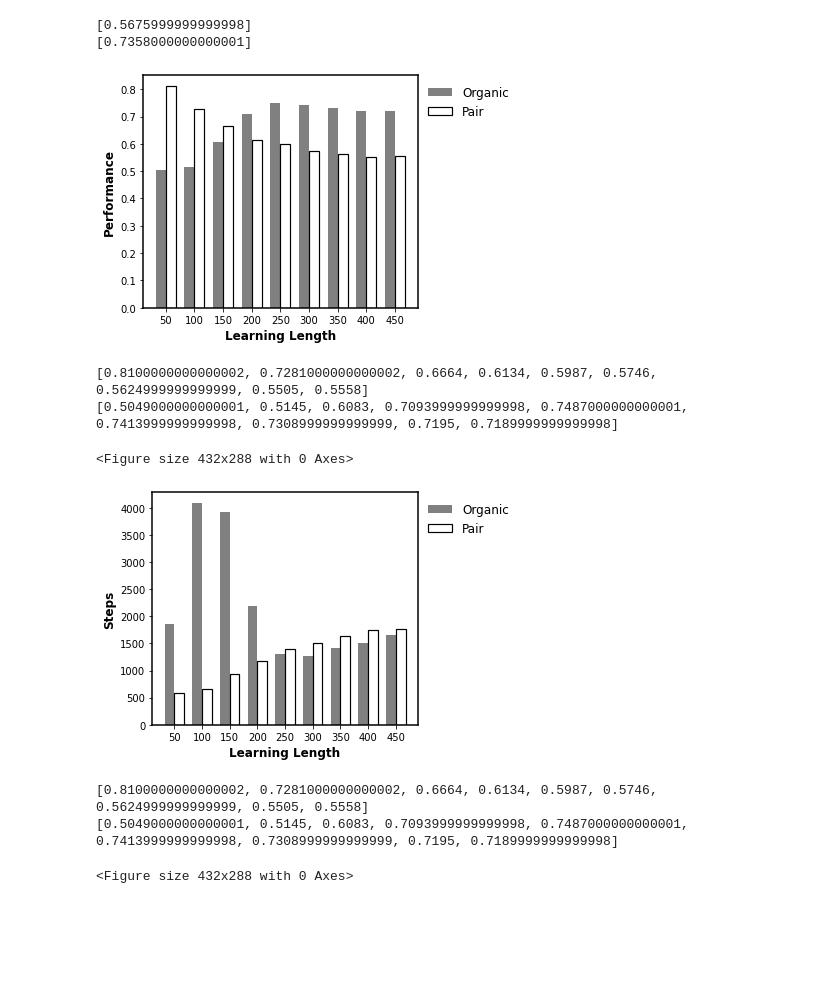
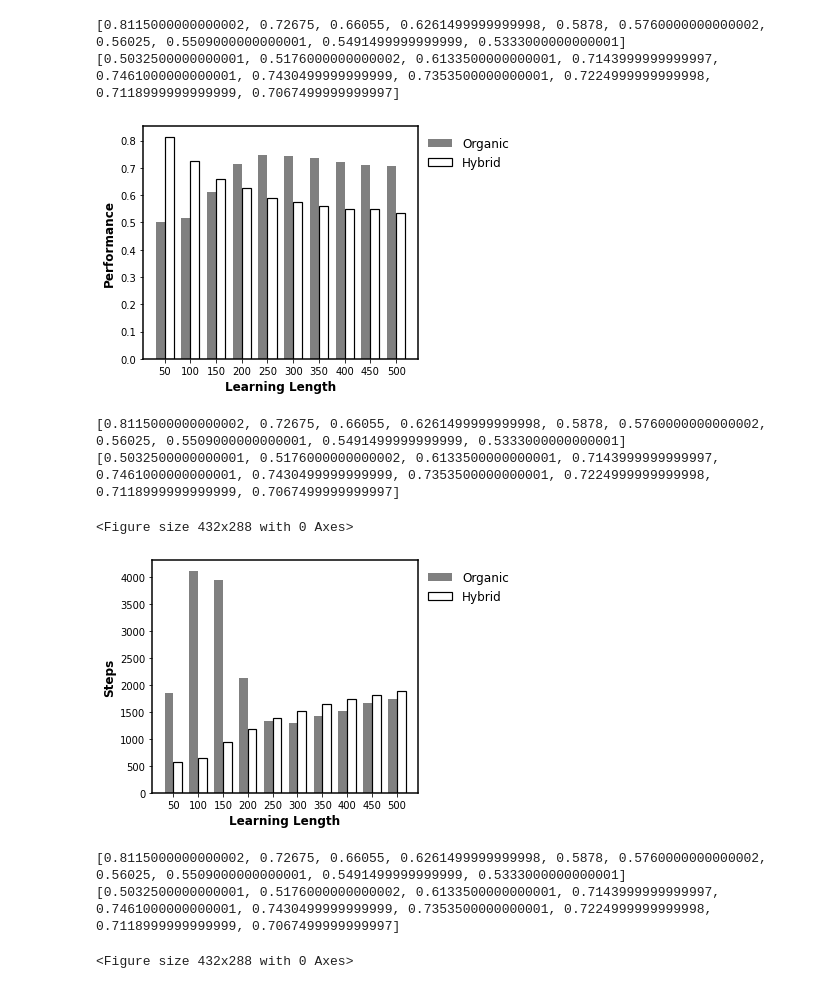
Before and after one commit to GrandJune/HAI, a Jupyter notebook: Turbulence/Turbulence_alpha_turbulence_0.5/Results.ipynb, the cells around one changed output. Cells and saved outputs as stored; diff of their text form; code cells hidden in the pictures; blank space fills up the shorter version.

Commit message:
Initialize: Figure 1-performance across learning length
Figure 2-Informed across distance from low peaks

```diff
--- a/Turbulence/Turbulence_alpha_turbulence_0.5/Results.ipynb
+++ b/Turbulence/Turbulence_alpha_turbulence_0.5/Results.ipynb
@@ -3,7 +3,7 @@ import matplotlib.pyplot as plt
 import pickle
 import numpy as np
 legend_properties = {'weight':'bold'}
-data_folder = r"E:\data\hai-0520\Turbulence_5\Turbulence_alpha_turbulence_0.5_6"
+data_folder = r"E:\data\hai-0520\Turbulence_5\Turbulence_alpha_turbulence_0.5_7"
 
 organic_performance_file = data_folder + r"\organic_performance_across_episodes"
 organic_knowledge_file = data_folder + r"\organic_knowledge_across_episodes"
@@ -55,49 +55,49 @@ with open(pair_knowledge_quality_file, 'rb') as infile:
 print(pair_performance_across_episodes)
 print(organic_performance_across_episodes)
 # %% [output]
-[0.5675999999999998]
-[0.7358000000000001]
+[0.8115000000000002, 0.72675, 0.66055, 0.6261499999999998, 0.5878, 0.5760000000000002, 0.56025, 0.5509000000000001, 0.5491499999999999, 0.5333000000000001]
+[0.5032500000000001, 0.5176000000000002, 0.6133500000000001, 0.7143999999999997, 0.7461000000000001, 0.7430499999999999, 0.7353500000000001, 0.7224999999999998, 0.7118999999999999, 0.7067499999999997]
 # %%
 # Histogram
 # x = list(range(1, len(organic_performance_across_episodes) + 1))
 # x = [300]
-x =  [50, 100, 150, 200, 250, 300, 350, 400, 450]
+x =  [50, 100, 150, 200, 250, 300, 350, 400, 450, 500]
 x_indices = np.arange(len(x))
 bar_width = 0.35
 
 # Plotting
 fig, ax = plt.subplots()
 ax.spines["left"].set_linewidth(1.5)
 ax.spines["right"].set_linewidth(1.5)
 ax.spines["top"].set_linewidth(1.5)
 ax.spines["bottom"].set_linewidth(1.5)
 
 # Bars for each condition
 bars1 = ax.bar(x_indices - bar_width / 2, organic_performance_across_episodes,
                width=bar_width, label='Organic', color='gray')
 bars2 = ax.bar(x_indices + bar_width / 2, pair_performance_across_episodes,
-               width=bar_width, label='Pair', edgecolor='black', linewidth=1.2, fill=False)
+               width=bar_width, label='Hybrid', edgecolor='black', linewidth=1.2, fill=False)
 
 # Labels and ticks
 ax.set_xlabel('Learning Length', fontweight='bold', fontsize=12)
 ax.set_ylabel('Performance', fontweight='bold', fontsize=12)
 ax.set_xticks(x_indices)
 ax.set_xticklabels(x)
 ax.legend(frameon=False, fontsize=12, loc='upper left', bbox_to_anchor=(1, 1))
 
 
 # Save and show
 plt.tight_layout()
 plt.savefig(data_folder + r"\Performance_across_episodes.png", transparent=True, dpi=300)
 plt.show()
 plt.clf()
 
 print(pair_performance_across_episodes)
 print(organic_performance_across_episodes)
 # %% [output]
-[figure, old version]
+[figure, new version]
-[0.8100000000000002, 0.7281000000000002, 0.6664, 0.6134, 0.5987, 0.5746, 0.5624999999999999, 0.5505, 0.5558]
-[0.5049000000000001, 0.5145, 0.6083, 0.7093999999999998, 0.7487000000000001, 0.7413999999999998, 0.7308999999999999, 0.7195, 0.7189999999999998]
+[0.8115000000000002, 0.72675, 0.66055, 0.6261499999999998, 0.5878, 0.5760000000000002, 0.56025, 0.5509000000000001, 0.5491499999999999, 0.5333000000000001]
+[0.5032500000000001, 0.5176000000000002, 0.6133500000000001, 0.7143999999999997, 0.7461000000000001, 0.7430499999999999, 0.7353500000000001, 0.7224999999999998, 0.7118999999999999, 0.7067499999999997]
 <Figure size 432x288 with 0 Axes>
 # %%
 # Histogram
@@ -118,7 +118,7 @@ ax.spines["bottom"].set_linewidth(1.5)
 bars1 = ax.bar(x_indices - bar_width / 2, organic_steps_across_episodes,
                width=bar_width, label='Organic', color='gray')
 bars2 = ax.bar(x_indices + bar_width / 2, pair_steps_across_episodes,
-               width=bar_width, label='Pair', edgecolor='black', linewidth=1.2, fill=False)
+               width=bar_width, label='Hybrid', edgecolor='black', linewidth=1.2, fill=False)
 
 # Labels and ticks
 ax.set_xlabel('Learning Length', fontweight='bold', fontsize=12)
@@ -137,9 +137,9 @@ plt.clf()
 print(pair_performance_across_episodes)
 print(organic_performance_across_episodes)
 # %% [output]
-[figure, old version]
+[figure, new version]
-[0.8100000000000002, 0.7281000000000002, 0.6664, 0.6134, 0.5987, 0.5746, 0.5624999999999999, 0.5505, 0.5558]
-[0.5049000000000001, 0.5145, 0.6083, 0.7093999999999998, 0.7487000000000001, 0.7413999999999998, 0.7308999999999999, 0.7195, 0.7189999999999998]
+[0.8115000000000002, 0.72675, 0.66055, 0.6261499999999998, 0.5878, 0.5760000000000002, 0.56025, 0.5509000000000001, 0.5491499999999999, 0.5333000000000001]
+[0.5032500000000001, 0.5176000000000002, 0.6133500000000001, 0.7143999999999997, 0.7461000000000001, 0.7430499999999999, 0.7353500000000001, 0.7224999999999998, 0.7118999999999999, 0.7067499999999997]
 <Figure size 432x288 with 0 Axes>
 # %%
 # # Knowledge I
```
Also changed, not shown: parts of 2 cells of this notebook, 3 other files.
